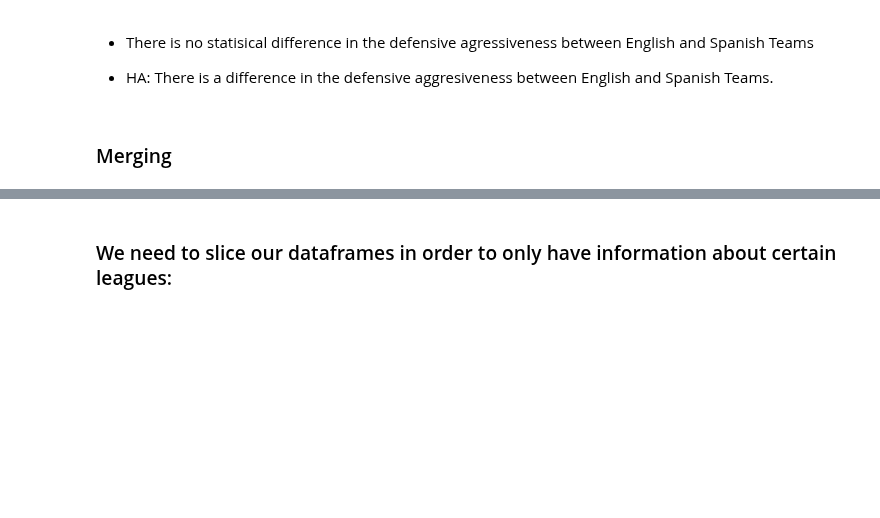
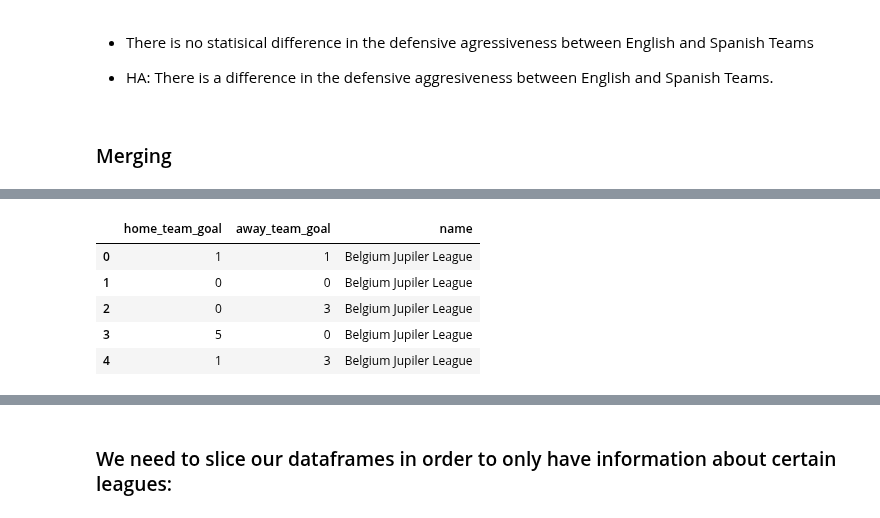
Before and after one commit to kevintheduu/european-soccer-hypothesis-testing, a Jupyter notebook: hyp_test_3.ipynb, the cells around one changed output, grey strips where cells are left out. Saved outputs shown, nothing was run; the diff lists cells and outputs as text; code cells hidden in the pictures; blank space fills up the shorter version.

```diff
--- a/hyp_test_3.ipynb
+++ b/hyp_test_3.ipynb
@@ -295,0 +194,9 @@ team_attrib_by_league_home.T.head()
+# %%
+match_league_df[['home_team_goal','away_team_goal','name']].head()
+# %% [output]
+|  | home_team_goal | away_team_goal | name |
+| 0 | 1 | 1 | Belgium Jupiler League |
+| 1 | 0 | 0 | Belgium Jupiler League |
+| 2 | 0 | 3 | Belgium Jupiler League |
+| 3 | 5 | 0 | Belgium Jupiler League |
+| 4 | 1 | 3 | Belgium Jupiler League |
```
Also changed, not shown: parts of 23 cells of this notebook.
